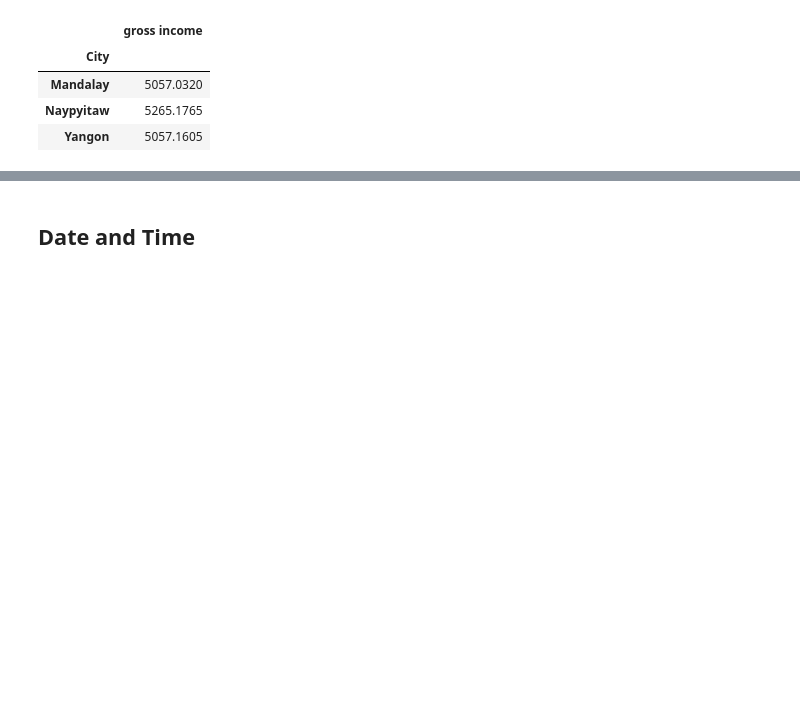
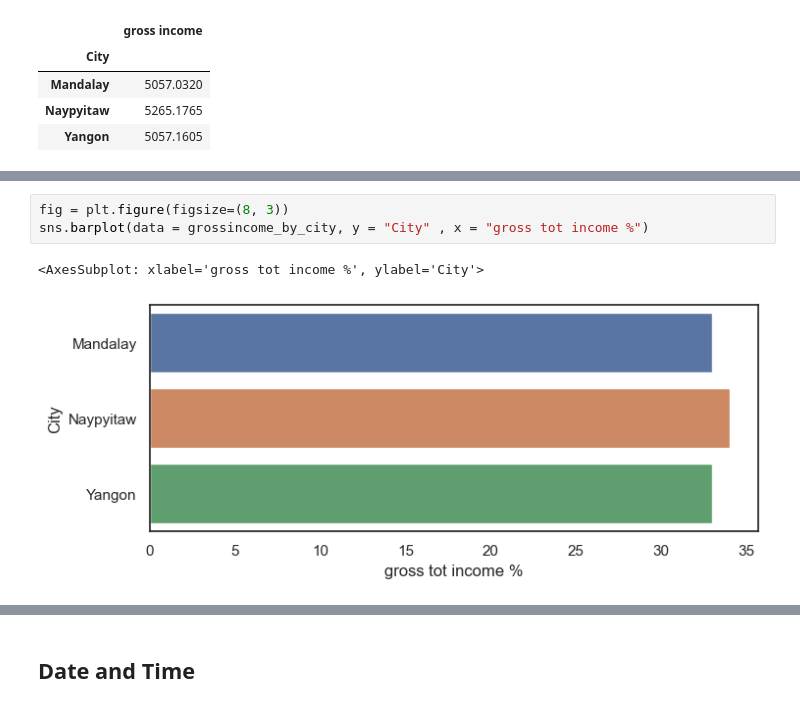
Before and after one commit to Zzzhenya/Supermarket_sales, a Jupyter notebook: Supermarket_data_exploration.ipynb, the cells around one changed output, grey strips where cells are left out. Saved outputs shown, nothing was run; the diff lists cells and outputs as text; blank space fills up the shorter version.

```diff
--- a/Supermarket_data_exploration.ipynb
+++ b/Supermarket_data_exploration.ipynb
@@ -266,0 +294,6 @@ grossincome_by_city
+# %%
+fig = plt.figure(figsize=(8, 3))
+sns.barplot(data = grossincome_by_city, y = "City" , x = "gross tot income %")
+# %% [output]
+<AxesSubplot: xlabel='gross tot income %', ylabel='City'>
+[figure, added]
```
Also changed, not shown: parts of 19 cells of this notebook.
